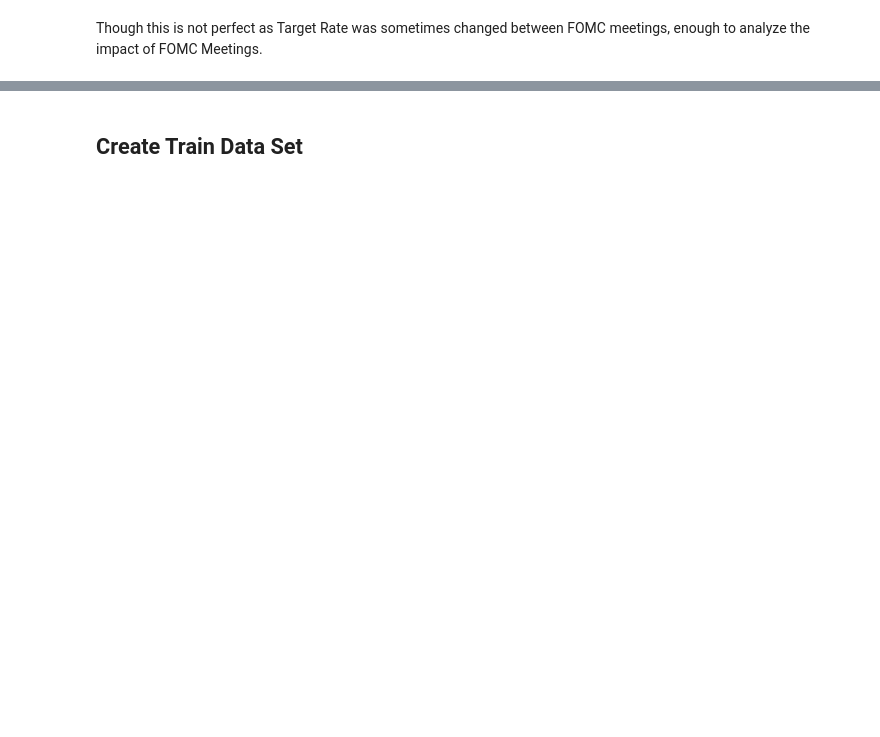
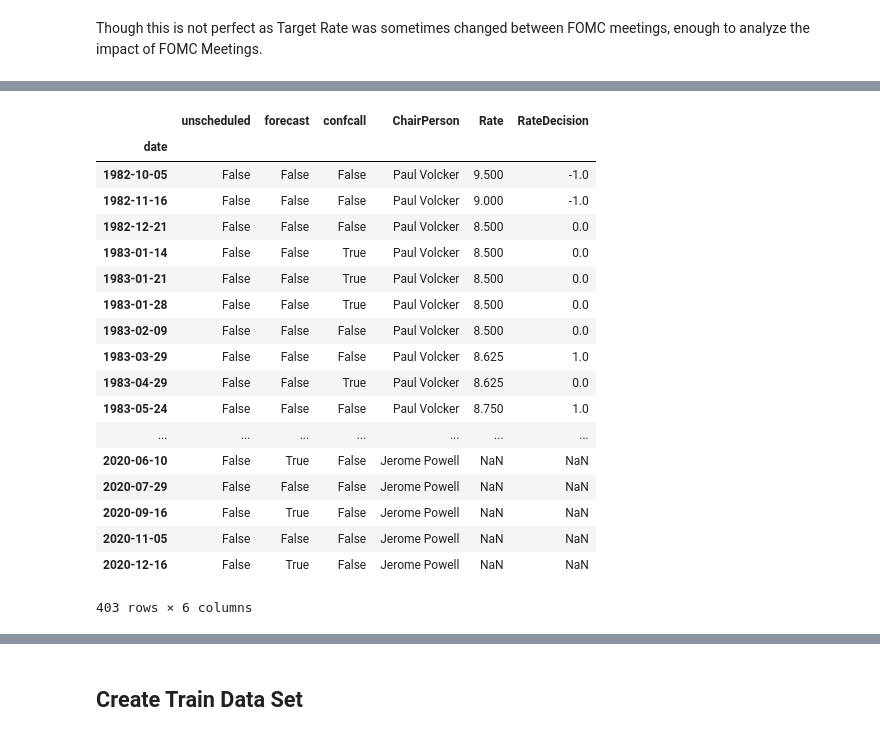
Before and after one commit to yukit-k/centralbank_analysis, a Jupyter notebook: src/2_FOMC_Analysis_Preprocess_NonText.ipynb, the cells around one changed output, grey strips where cells are left out. Saved outputs shown, nothing was run; the diff lists cells and outputs as text; code cells hidden in the pictures; blank space fills up the shorter version.

```diff
--- a/src/2_FOMC_Analysis_Preprocess_NonText.ipynb
+++ b/src/2_FOMC_Analysis_Preprocess_NonText.ipynb
@@ -758,0 +772,46 @@ Though this is not perfect as Target Rate was sometimes changed between FOMC mee
+# %%
+# Add 2008-11-25 to fomc_calendar when QE was first announced but not in FOMC Calendar
+# Mark RateDecision = -1 (lower) even when rate is not changed but additional quantitative measures were announced
+
+# QE1 Announced
+rec_20081125 = pd.Series([True, False, False, 'Ben Bernanke', 0, -1], index=['unscheduled', 'forecast', 'confcall', 'ChairPerson', 'Rate', 'RateDecision'], name=dt.datetime.strptime('2008-11-25', '%Y-%m-%d'))
+
+if fomc_calendar.loc[fomc_calendar.index == dt.datetime.strptime('2008-11-25', '%Y-%m-%d')].shape[0] == 0:
+    fomc_calendar = fomc_calendar.append(rec_20081125)
+
+# Make the other timings of QE Expansion lowering events
+fomc_calendar.loc[fomc_calendar.index == dt.datetime(2009,3,18), 'RateDecision'] = -1 # QE1 Expanded
+fomc_calendar.loc[fomc_calendar.index == dt.datetime(2010,11,3), 'RateDecision'] = -1 # QE2 Announced
+fomc_calendar.loc[fomc_calendar.index == dt.datetime(2011,9,21), 'RateDecision'] = -1 # Operation Twist Announced
+fomc_calendar.loc[fomc_calendar.index == dt.datetime(2012,6,20), 'RateDecision'] = -1 # Operation Twist Extended
+fomc_calendar.loc[fomc_calendar.index == dt.datetime(2012,9,13), 'RateDecision'] = -1 # QE3 Announced
+fomc_calendar.loc[fomc_calendar.index == dt.datetime(2012,12,12), 'RateDecision'] = -1 # QE3 Expanded
+
+# It was announced QE ends - regard this as hike
+fomc_calendar.loc[fomc_calendar.index == dt.datetime(2013,6,19), 'RateDecision'] = 1 # Tapering Announced
+#fomc_calendar.loc['2013-12-18', 'RateDecision'] = 1 # Tapering Begins
+#fomc_calendar.loc['2014-10-29', 'RateDecision'] = 1 # QE3 Terminated
+#fomc_calendar.loc['2017-06-14', 'RateDecision'] = 1 # Signaled Balance Sheet Normalization
+#fomc_calendar.loc['2017-09-20', 'RateDecision'] = 1 # Stated Balance Sheet Normalization Begins in Oct
+fomc_calendar.sort_index(ascending=True, inplace=True)
+fomc_calendar
+# %% [output]
+|  | unscheduled | forecast | confcall | ChairPerson | Rate | RateDecision |
+| date |  |  |  |  |  |  |
+| 1982-10-05 | False | False | False | Paul Volcker | 9.500 | -1.0 |
+| 1982-11-16 | False | False | False | Paul Volcker | 9.000 | -1.0 |
+| 1982-12-21 | False | False | False | Paul Volcker | 8.500 | 0.0 |
+| 1983-01-14 | False | False | True | Paul Volcker | 8.500 | 0.0 |
+| 1983-01-21 | False | False | True | Paul Volcker | 8.500 | 0.0 |
+| 1983-01-28 | False | False | True | Paul Volcker | 8.500 | 0.0 |
+| 1983-02-09 | False | False | False | Paul Volcker | 8.500 | 0.0 |
+| 1983-03-29 | False | False | False | Paul Volcker | 8.625 | 1.0 |
+| 1983-04-29 | False | False | True | Paul Volcker | 8.625 | 0.0 |
+| 1983-05-24 | False | False | False | Paul Volcker | 8.750 | 1.0 |
+| ... | ... | ... | ... | ... | ... | ... |
+| 2020-06-10 | False | True | False | Jerome Powell | NaN | NaN |
+| 2020-07-29 | False | False | False | Jerome Powell | NaN | NaN |
+| 2020-09-16 | False | True | False | Jerome Powell | NaN | NaN |
+| 2020-11-05 | False | False | False | Jerome Powell | NaN | NaN |
+| 2020-12-16 | False | True | False | Jerome Powell | NaN | NaN |
+403 rows × 6 columns
```
Also changed, not shown: parts of 13 cells of this notebook.
